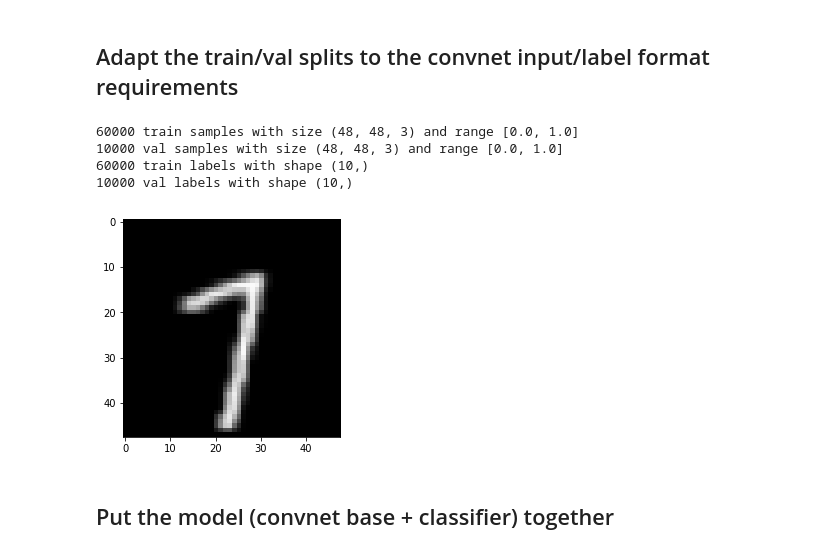
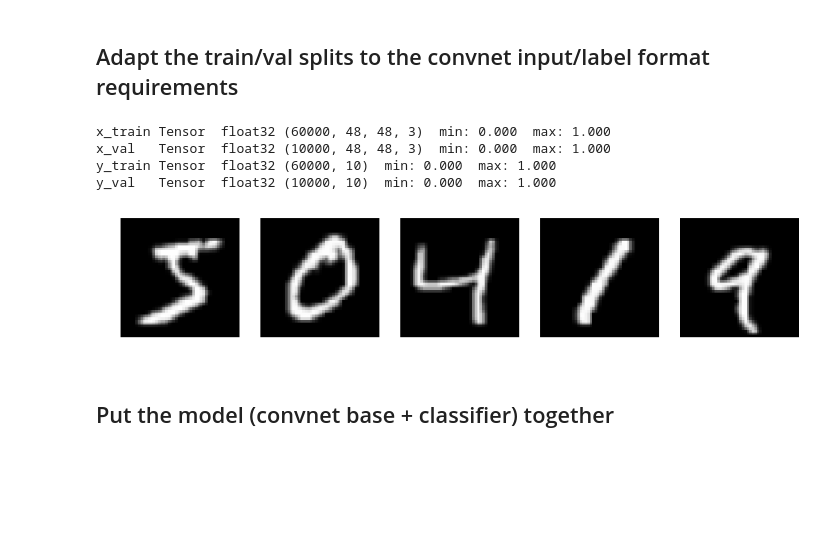
Before and after one commit to waleedka/hiddenlayer, a Jupyter notebook: demos/keras_train.ipynb, the cells around one changed output. Drawn from its saved outputs; the diff is of its cells as text; code cells hidden in the pictures; blank space fills up the shorter version.

Commit message:
Add common use cases to keras_train notebook

```diff
--- a/demos/keras_train.ipynb
+++ b/demos/keras_train.ipynb
@@ -109,23 +260,22 @@ x_val = np.stack((x_val, x_val, x_val), axis=-1)
 # One-hot encode labels for use by softmax with multiclass cross-entropy loss
 y_train = to_categorical(y_train, y_classes)
 y_val = to_categorical(y_val, y_classes)
-# %%
-# Sanity check
-print(f"{x_train.shape[0]} train samples with size {x_train.shape[1:]} and range [{np.min(x_train)}, {np.max(x_train)}]")
-print(f"{x_val.shape[0]} val samples with size {x_val.shape[1:]} and range [{np.min(x_val)}, {np.max(x_val)}]")
-print(f"{y_train.shape[0]} train labels with shape {y_train.shape[1:]}")
-print(f"{y_val.shape[0]} val labels with shape {y_val.shape[1:]}")
-# %% [output]
-60000 train samples with size (48, 48, 3) and range [0.0, 1.0]
-10000 val samples with size (48, 48, 3) and range [0.0, 1.0]
-60000 train labels with shape (10,)
-10000 val labels with shape (10,)
+# %%
+# Sanity check
+hl.write("x_train", x_train)
+hl.write("x_val", x_val)
+hl.write("y_train", y_train)
+hl.write("y_val", y_val)
+# %% [output]
+x_train Tensor  float32 (60000, 48, 48, 3)  min: 0.000  max: 1.000
+x_val   Tensor  float32 (10000, 48, 48, 3)  min: 0.000  max: 1.000
+y_train Tensor  float32 (60000, 10)  min: 0.000  max: 1.000
+y_val   Tensor  float32 (10000, 10)  min: 0.000  max: 1.000
 # %%
 # Visual check
-plt.imshow(x_train[42])
-plt.show()
+hl.show_images(x_train[:5])
 # %% [output]
-[figure, old version]
+[figure, new version]
 # %% [markdown]
 ## Put the model (convnet base + classifier) together
 # %%
```
Also changed, not shown: parts of 37 cells of this notebook.
